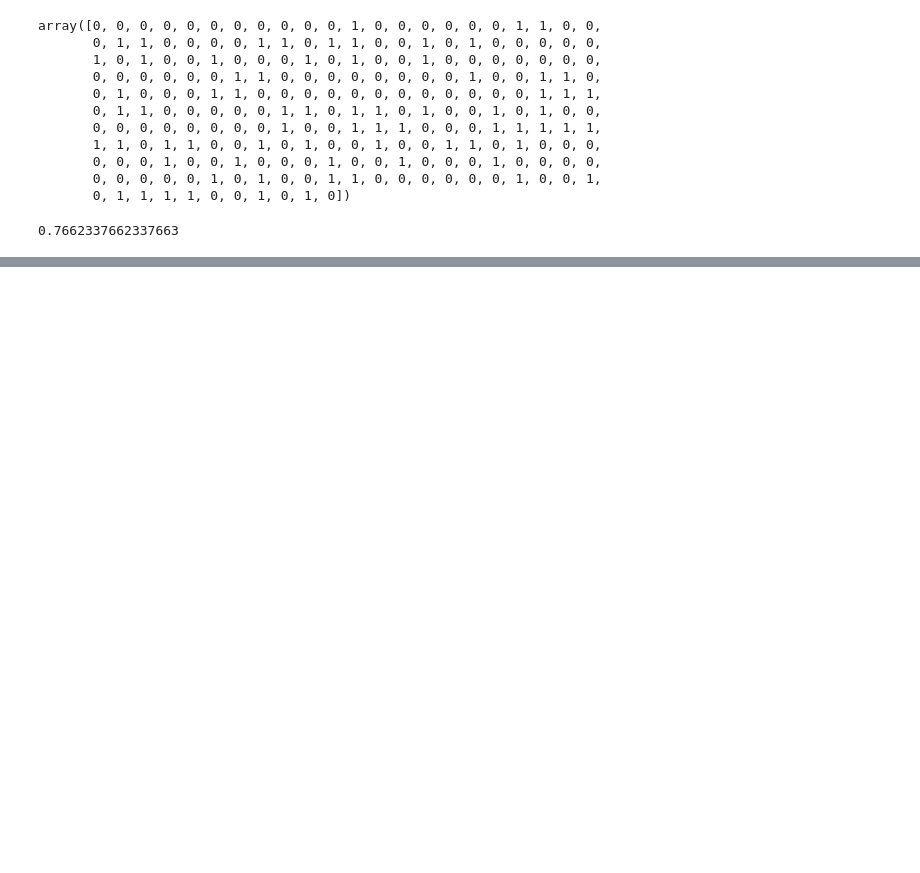
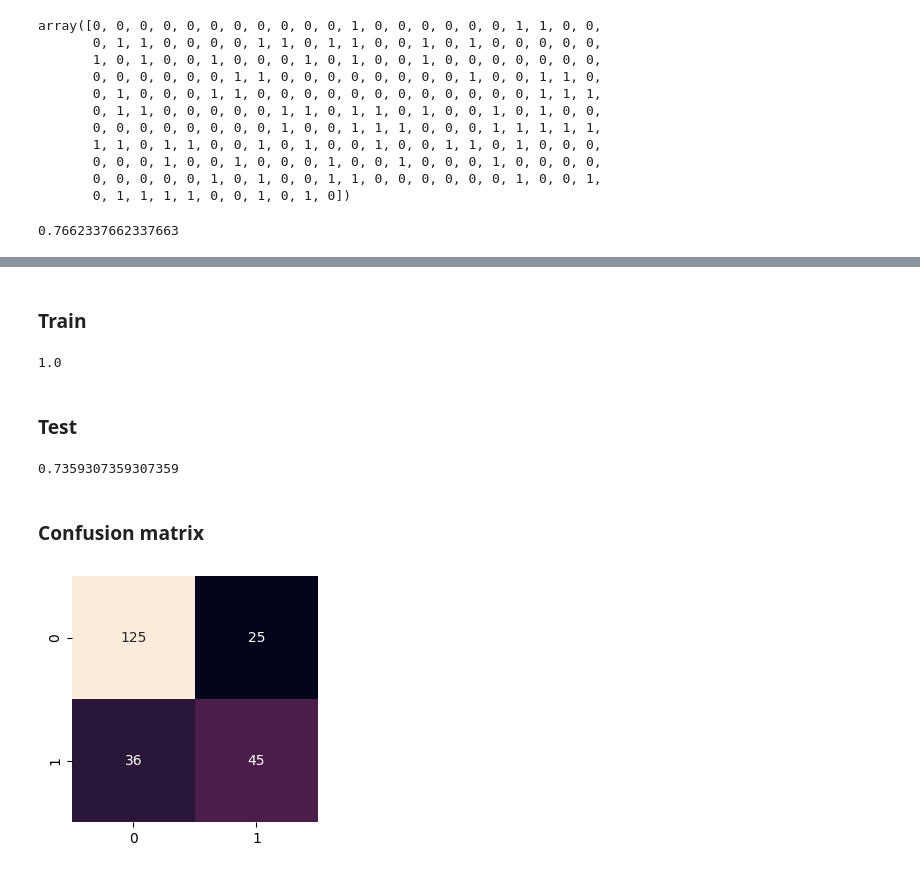
Before and after one commit to 4GeeksAcademy/ml-proyect-random_forest, a Jupyter notebook: src/explore.ipynb, the cells around one changed output, grey strips where cells are left out. Drawn from its saved outputs; the diff is of its cells as text; code cells hidden in the pictures; blank space fills up the shorter version.

```diff
--- a/src/explore.ipynb
+++ b/src/explore.ipynb
@@ -144,0 +198,17 @@ accuracy_score(y_test, y_pred)
+# %%
+accs = []
+for combination in ParameterGrid(hyperparams):
+    model = RandomForestClassifier(**combination)
+    model.fit(X_train, y_train)
+    y_pred = model.predict(X_train)
+    accs.append(accuracy_score(y_train, y_pred))
+
+best_acc = max(accs)
+best_combination = list(ParameterGrid(hyperparams))[accs.index(best_acc)]
+best_model = RandomForestClassifier(**best_combination)
+best_model.fit(X_train, y_train)
+
+# Save model
+dump(best_model, open("/workspaces/ml-proyect-random_forest/models/best_model_pg.pk", "wb"))
+
+best_combination
@@ -144,0 +223,29 @@ accuracy_score(y_test, y_pred)
+# %% [markdown]
+### Train
+# %%
+y_pred = best_model.predict(X_train)
+accuracy_score(y_train, y_pred)
+# %% [output]
+1.0
+# %% [markdown]
+### Test
+# %%
+y_pred = best_model.predict(X_test)
+accuracy_score(y_test, y_pred)
+# %% [output]
+0.7359307359307359
+# %% [markdown]
+### Confusion matrix
+# %%
+cm = confusion_matrix(y_test, y_pred)
+
+cm_df = pd.DataFrame(cm)
+
+plt.figure(figsize = (3, 3))
+sns.heatmap(cm_df, annot=True, fmt="d", cbar=False)
+
+plt.tight_layout()
+
+plt.show()
+# %% [output]
+[figure, added]
```
Also changed, not shown: parts of 25 cells of this notebook, 3 other files.
